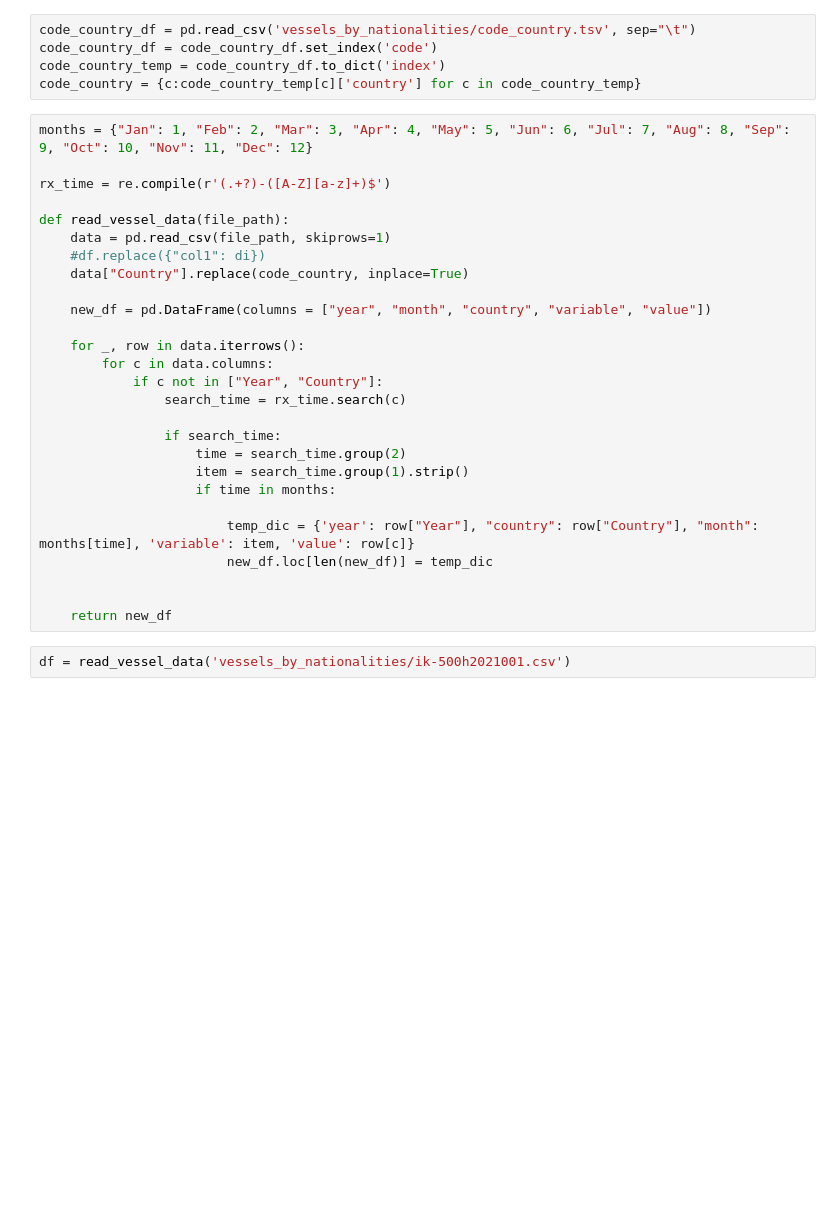
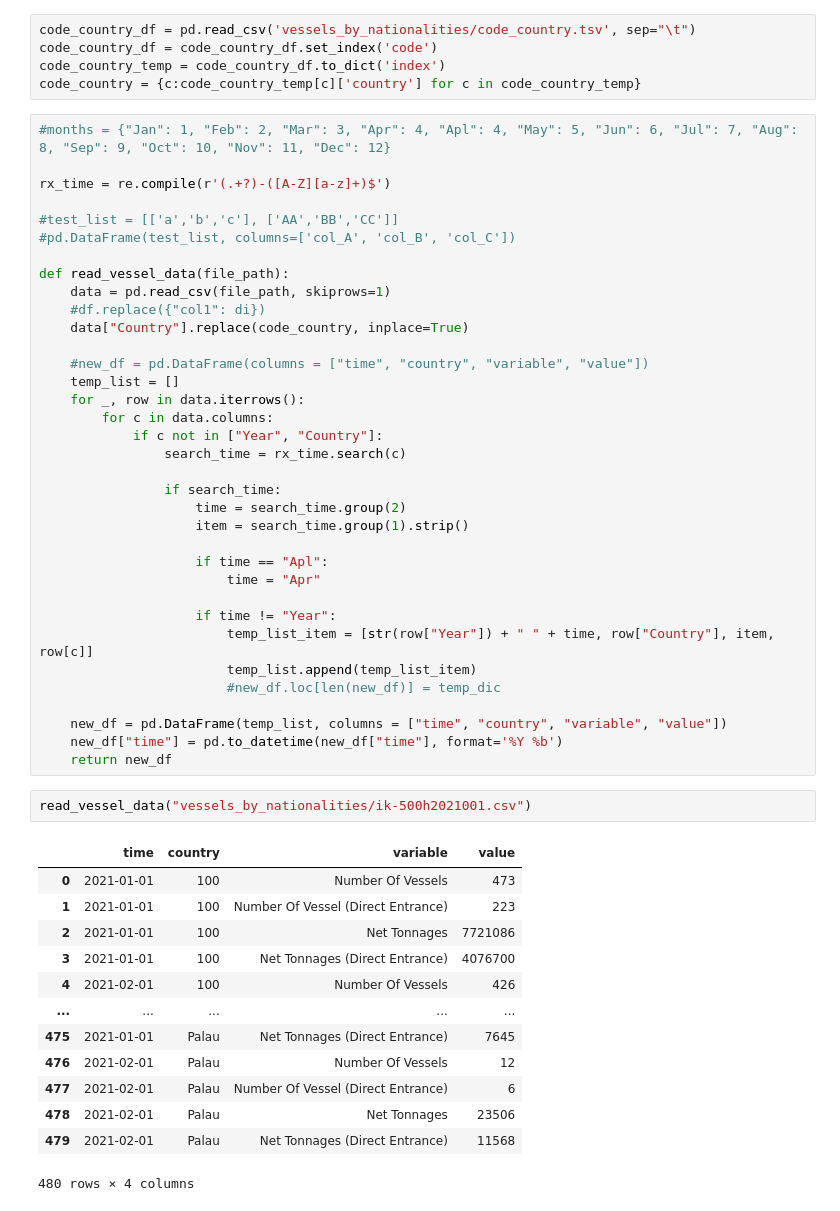
Before and after one commit to dgg32/japan_under_corona, a Jupyter notebook: vessel.ipynb, the cells around one changed output. Drawn from its saved outputs; the diff is of its cells as text; blank space fills up the shorter version.

Commit message:
change format

```diff
--- a/vessel.ipynb
+++ b/vessel.ipynb
@@ -8,17 +9,20 @@ code_country_df = code_country_df.set_index('code')
 code_country_temp = code_country_df.to_dict('index')
 code_country = {c:code_country_temp[c]['country'] for c in code_country_temp}
 # %%
-months = {"Jan": 1, "Feb": 2, "Mar": 3, "Apr": 4, "May": 5, "Jun": 6, "Jul": 7, "Aug": 8, "Sep": 9, "Oct": 10, "Nov": 11, "Dec": 12}
+#months = {"Jan": 1, "Feb": 2, "Mar": 3, "Apr": 4, "Apl": 4, "May": 5, "Jun": 6, "Jul": 7, "Aug": 8, "Sep": 9, "Oct": 10, "Nov": 11, "Dec": 12}
 
 rx_time = re.compile(r'(.+?)-([A-Z][a-z]+)$')
+
+#test_list = [['a','b','c'], ['AA','BB','CC']]
+#pd.DataFrame(test_list, columns=['col_A', 'col_B', 'col_C'])
 
 def read_vessel_data(file_path):
     data = pd.read_csv(file_path, skiprows=1)
     #df.replace({"col1": di})
     data["Country"].replace(code_country, inplace=True)
 
-    new_df = pd.DataFrame(columns = ["year", "month", "country", "variable", "value"])
-
+    #new_df = pd.DataFrame(columns = ["time", "country", "variable", "value"])
+    temp_list = []
     for _, row in data.iterrows():
         for c in data.columns:
             if c not in ["Year", "Country"]:
@@ -27,12 +31,31 @@ def read_vessel_data(file_path):
                 if search_time:
                     time = search_time.group(2)
                     item = search_time.group(1).strip()
-                    if time in months:
 
-                        temp_dic = {'year': row["Year"], "country": row["Country"], "month": months[time], 'variable': item, 'value': row[c]}
-                        new_df.loc[len(new_df)] = temp_dic
+                    if time == "Apl":
+                        time = "Apr"
 
+                    if time != "Year":
+                        temp_list_item = [str(row["Year"]) + " " + time, row["Country"], item, row[c]]
+                        temp_list.append(temp_list_item)
+                        #new_df.loc[len(new_df)] = temp_dic
 
+    new_df = pd.DataFrame(temp_list, columns = ["time", "country", "variable", "value"])
+    new_df["time"] = pd.to_datetime(new_df["time"], format='%Y %b')
     return new_df
 # %%
-df = read_vessel_data('vessels_by_nationalities/ik-500h2021001.csv')
+read_vessel_data("vessels_by_nationalities/ik-500h2021001.csv")
+# %% [output]
+|  | time | country | variable | value |
+| 0 | 2021-01-01 | 100 | Number Of Vessels | 473 |
+| 1 | 2021-01-01 | 100 | Number Of Vessel (Direct Entrance) | 223 |
+| 2 | 2021-01-01 | 100 | Net Tonnages | 7721086 |
+| 3 | 2021-01-01 | 100 | Net Tonnages (Direct Entrance) | 4076700 |
+| 4 | 2021-02-01 | 100 | Number Of Vessels | 426 |
+| ... | ... | ... | ... | ... |
+| 475 | 2021-01-01 | Palau | Net Tonnages (Direct Entrance) | 7645 |
+| 476 | 2021-02-01 | Palau | Number Of Vessels | 12 |
+| 477 | 2021-02-01 | Palau | Number Of Vessel (Direct Entrance) | 6 |
+| 478 | 2021-02-01 | Palau | Net Tonnages | 23506 |
+| 479 | 2021-02-01 | Palau | Net Tonnages (Direct Entrance) | 11568 |
+480 rows × 4 columns
```
Also changed, not shown: parts of 11 cells of this notebook, 2 other files.
